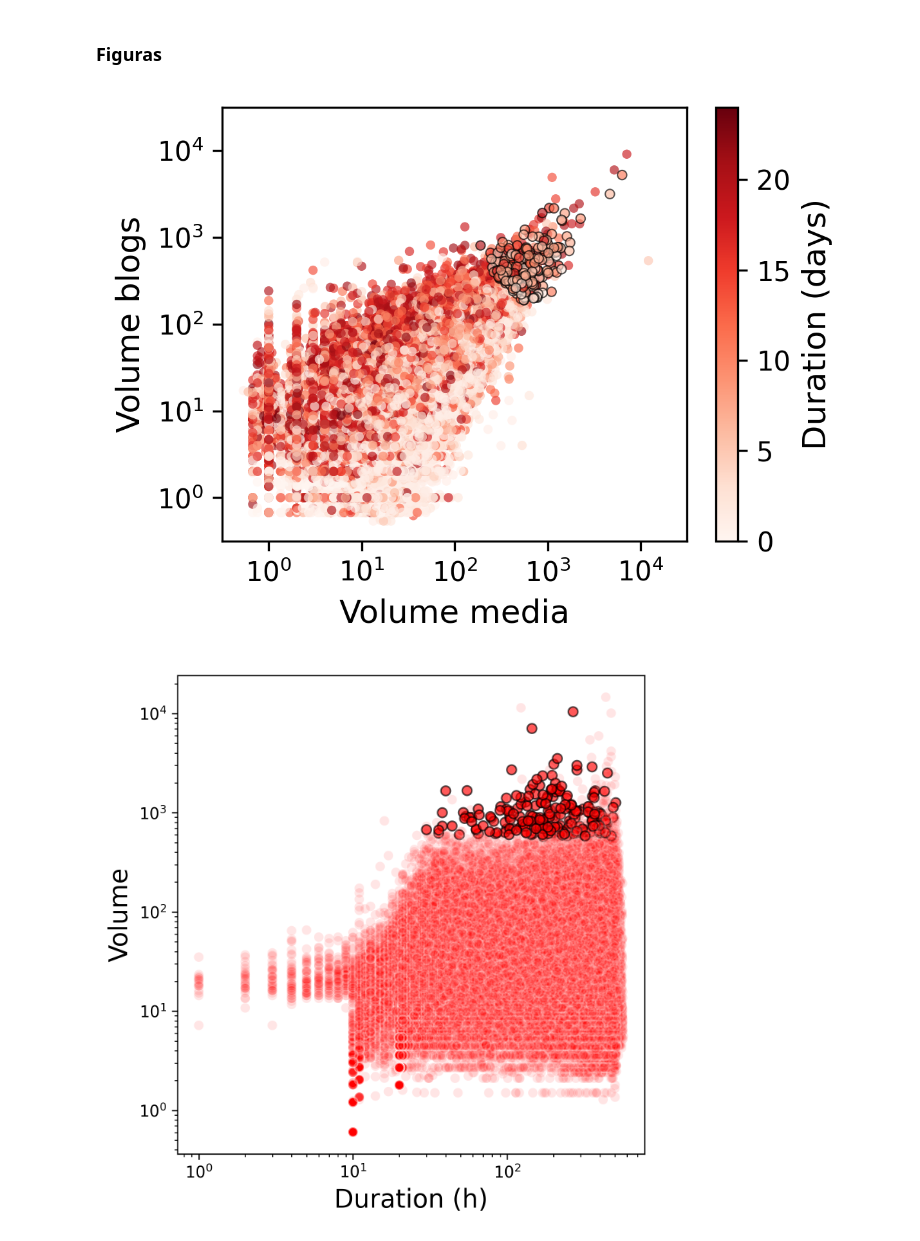
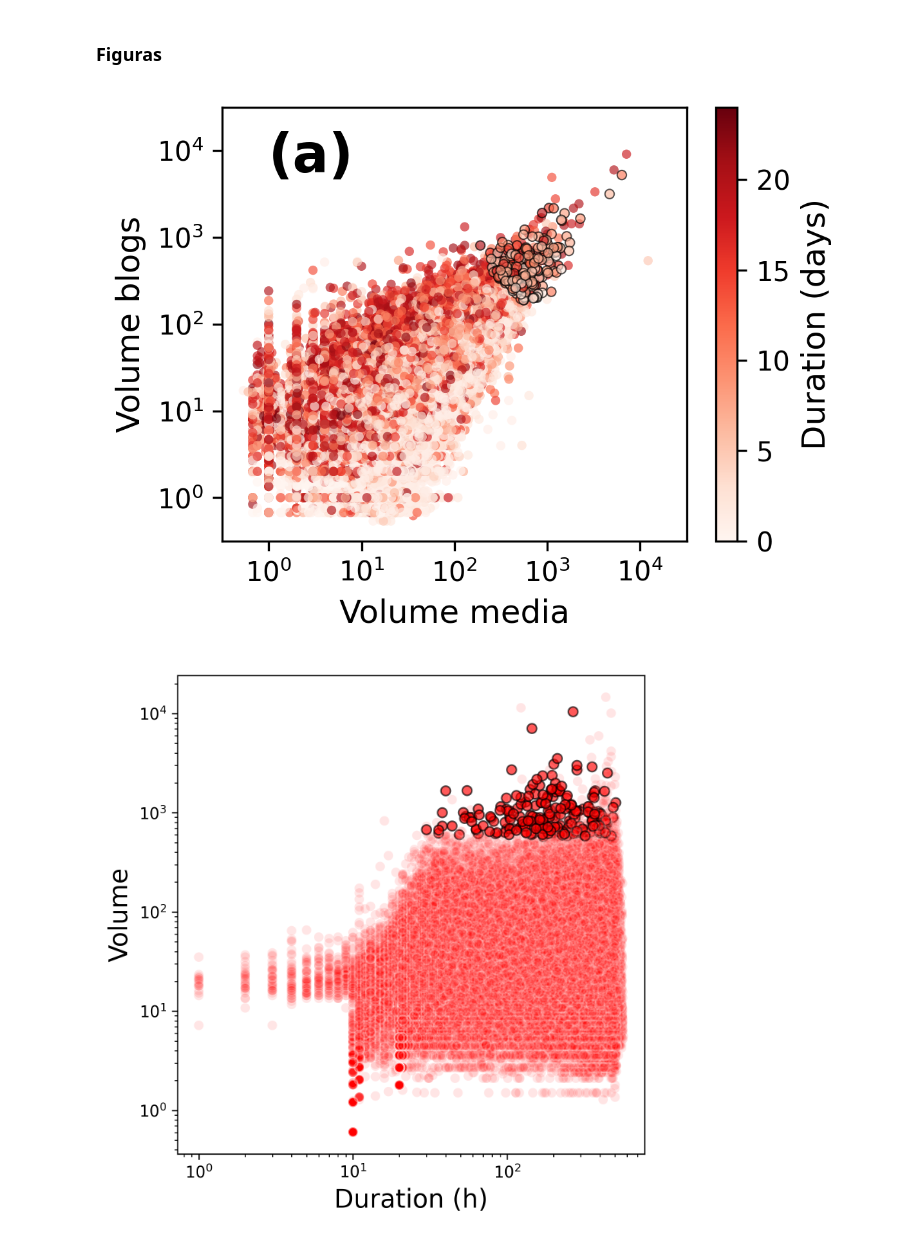
Before and after one commit to spinto88/Meme_proyect, a Jupyter notebook: Extraccion_datos_leskovec/Estadistica_series_completa.ipynb, the cells around one changed output. Drawn from its saved outputs; the diff is of its cells as text; code cells hidden in the pictures.

```diff
--- a/Extraccion_datos_leskovec/Estadistica_series_completa.ipynb
+++ b/Extraccion_datos_leskovec/Estadistica_series_completa.ipynb
@@ -115,34 +116,36 @@ plt.scatter(data_statistics[data_statistics['Analyzed'] == False]['vol_media'],
 
 plt.scatter(data_statistics[data_statistics['Analyzed'] == True]['vol_media'], data_statistics[data_statistics['Analyzed'] == True]['vol_blog'],
             edgecolors = 'black', linewidth = 0.5,
             alpha = data_statistics[data_statistics['Analyzed'] == True]['Analyzed'].apply(lambda x: alpha_dict[x]).to_list(),
             c = duration_analyzed, cmap = 'Reds', vmin=0, vmax = 24, s = 12)
 
 plt.xscale('log')
 plt.yscale('log')
 
 plt.xlabel('Volume media', size = 12)
 plt.ylabel('Volume blogs', size = 12)
 
 plt.xlim([10**-0.5, 10**4.5])
 plt.ylim([10**-0.5, 10**4.5])
 
 plt.xticks([10**i for i in range(5)])
 plt.yticks([10**i for i in range(5)])
 
 plt.minorticks_off()
 
 cbar = plt.colorbar()
 cbar.set_label('Duration (days)', size = 12)
 
+plt.text(x = 10**0, y = 10**3.75, s = '(a)', size = 20, weight = 'bold')
+
 plt.tight_layout()
 
 plt.savefig('Leskovec_summary.png')
 plt.savefig('Leskovec_summary.pdf')
 
 plt.show()
 # %% [output]
-[figure, old version]
+[figure, new version]
 # %%
 plt.figure(dpi = 300, figsize = (5,5))
 
```
Also changed, not shown: parts of 1 cell of this notebook, 3 other files.
